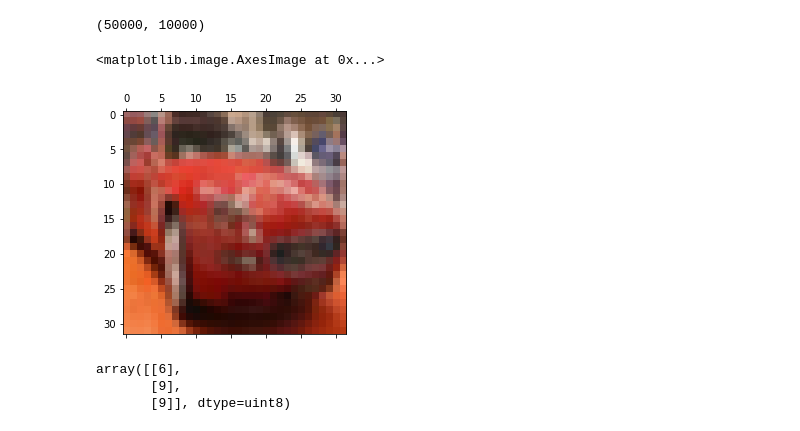
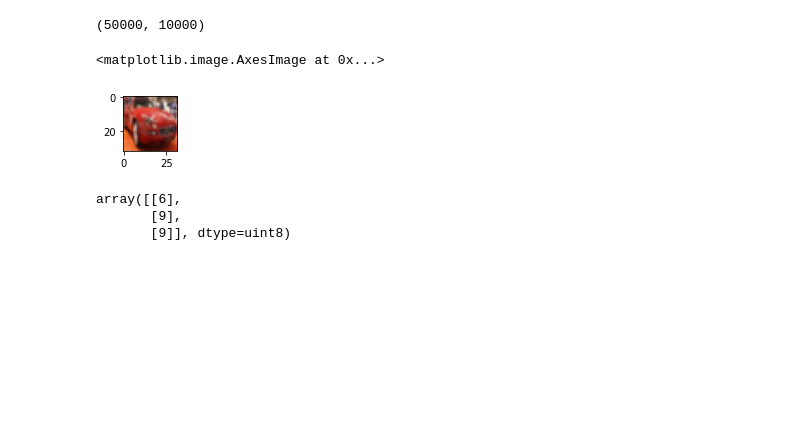
Before and after one commit to Areej17-01/Deep-learning, a Jupyter notebook: cifar10.ipynb, the cells around one changed output. Drawn from its saved outputs; the diff is of its cells as text; code cells hidden in the pictures; blank space fills up the shorter version.

```diff
--- a/cifar10.ipynb
+++ b/cifar10.ipynb
@@ -14,10 +11,11 @@ len(x_train),len(x_test)
 # %% [output]
 (50000, 10000)
 # %%
-plt.matshow(x_train[5])
+plt.figure(figsize = (10,1))
+plt.imshow(x_train[5])
 # %% [output]
 <matplotlib.image.AxesImage at 0x...>
-[figure, old version]
+[figure, new version]
 # %%
 y_train[:3]
 # %% [output]
```
Also changed, not shown: parts of 5 cells of this notebook.
